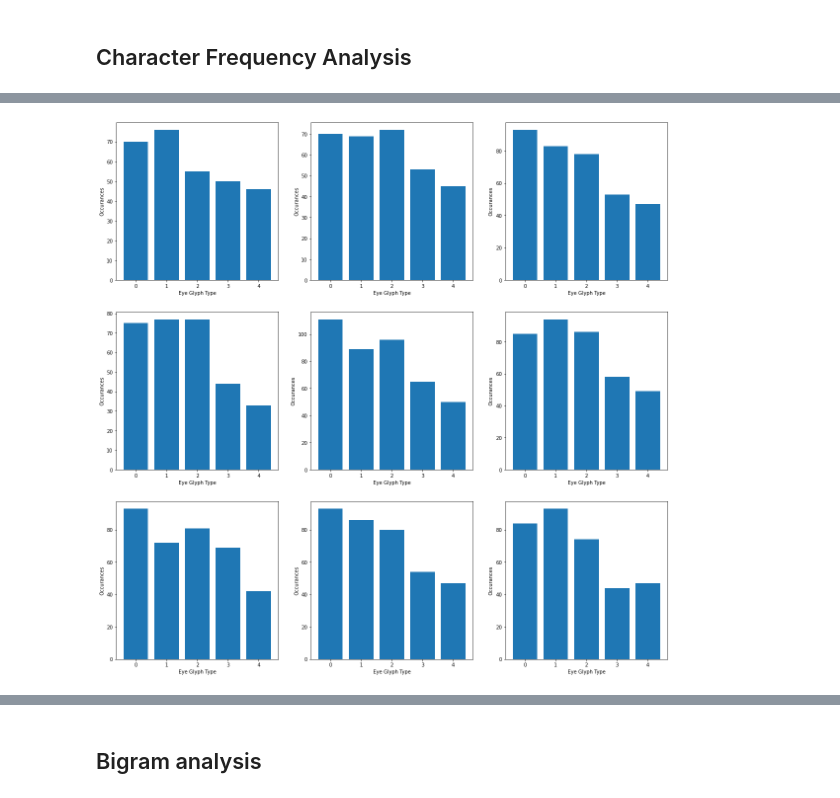
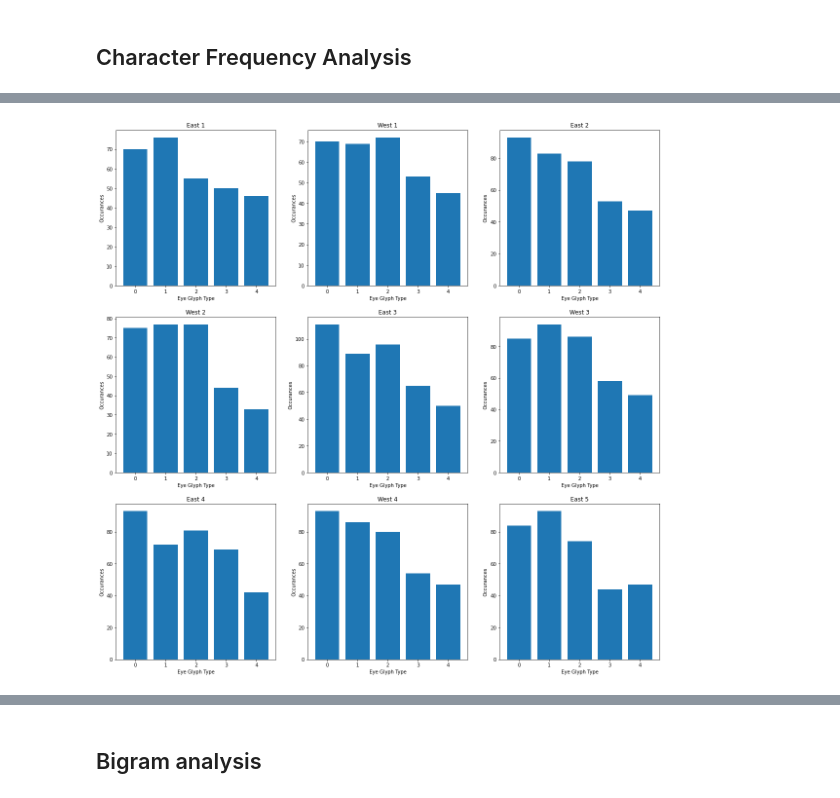
Before and after one commit to greystorm101/NoitaEyeCipherTools, a Jupyter notebook: cipher_vis.ipynb, the cells around one changed output, grey strips where cells are left out. Cells and saved outputs as stored; diff of their text form; code cells hidden in the pictures.

```diff
--- a/cipher_vis.ipynb
+++ b/cipher_vis.ipynb
@@ -14,0 +23,3 @@ from eyecipher.cipher_message import CipherMessage
+# %%
+# Number of random samples to use for comparison
+NUM_RANDOM_SAMPLES = 1000
@@ -35,6 +48,10 @@ east4_message = CipherMessage(file_name = east4, name = "East 4")
 west4_message = CipherMessage(file_name = west4, name = "West 4")
 east5_message = CipherMessage(file_name = east5, name = "East 5")
 
+combined_message = east1_message + west1_message + east2_message + \
+                   west2_message + east3_message + west3_message + \
+                   east4_message + west4_message + east5_message
+
 all_messages = [east1_message,  west1_message, east2_message, \
                 west2_message, east3_message, west3_message, \
                 east4_message, west4_message, east5_message]
@@ -41,2 +60,17 @@ all_messages = [east1_message,  west1_message, east2_message, \
+# %%
+random_trigrams = []
+random_eyes = []
+
+for i in range(NUM_RANDOM_SAMPLES):
+    random_eyes.append(combined_message.shuffle_eyes())
+    random_trigrams.append(combined_message.shuffle_trigrams())
+
+all_random_eyes = random_eyes[0]
+for message in random_eyes[1:]:
+    all_random_eyes += message
+
+all_random_trigrams = random_trigrams[0]
+for message in random_trigrams[1:]:
+    all_random_trigrams += message
 # %% [markdown]
 ### TODO: Set up known encoded mesages here
@@ -49,23 +89,24 @@ str(east5_message.shuffle_trigrams())
 # %%
 plt.figure(figsize=(20,20))
 
 subplot_num = 1
 for message in all_messages:
     # Grab counter data
     eyes = Counter(message.eyes)
     eyes = sorted(eyes.items())
     keys = [i[0] for i in eyes]
     vals = [i[1] for i in eyes]
 
     # Plot
     plt.subplot(3,3,subplot_num)
     plt.bar(keys, vals)
+    plt.title(message.name)
     plt.xlabel("Eye Glyph Type")
     plt.ylabel("Occurances")
 
     subplot_num += 1
 
 
 plt.show()
 # %% [output]
-[figure, old version]
+[figure, new version]
```
Also changed, not shown: parts of 11 cells of this notebook, 2 other files.
